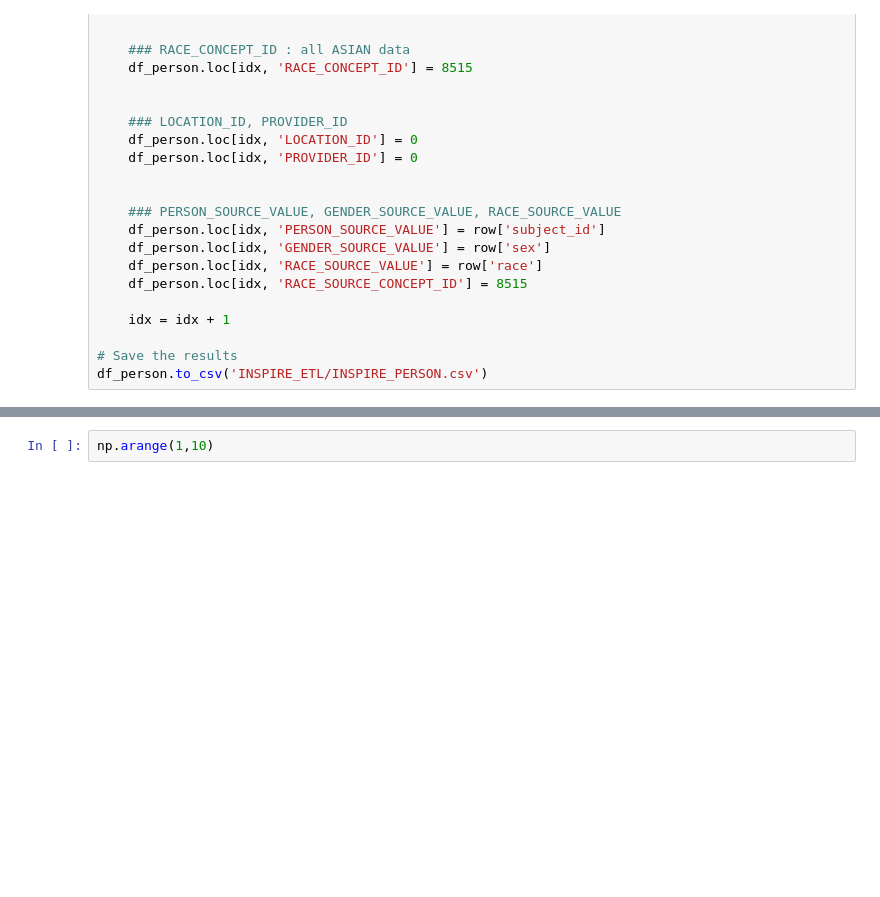
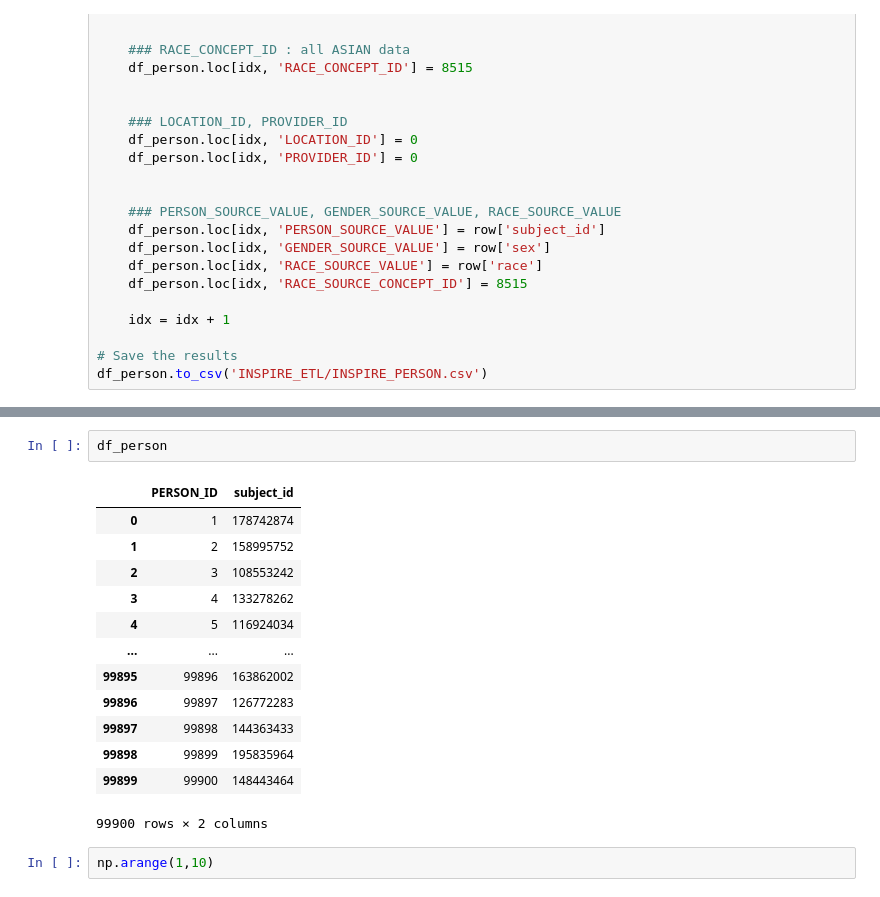
Before and after one commit to Hyeonsik/INSPIRE_TO_CDM, a Jupyter notebook: Clinical_Data_Tables.ipynb, the cells around one changed output, grey strips where cells are left out. Cells and saved outputs as stored; diff of their text form; blank space fills up the shorter version.

```diff
--- a/Clinical_Data_Tables.ipynb
+++ b/Clinical_Data_Tables.ipynb
@@ -164,3 +171,19 @@ df_person.merge(df_op, on='subject_id')
+# %%
+df_person
+# %% [output]
+|  | PERSON_ID | subject_id |
+| 0 | 1 | 178742874 |
+| 1 | 2 | 158995752 |
+| 2 | 3 | 108553242 |
+| 3 | 4 | 133278262 |
+| 4 | 5 | 116924034 |
+| ... | ... | ... |
+| 99895 | 99896 | 163862002 |
+| 99896 | 99897 | 126772283 |
+| 99897 | 99898 | 144363433 |
+| 99898 | 99899 | 195835964 |
+| 99899 | 99900 | 148443464 |
+99900 rows × 2 columns
 # %%
 np.arange(1,10)
 # %% [output]
```
Also changed, not shown: parts of 2 cells of this notebook, 1 other file.
